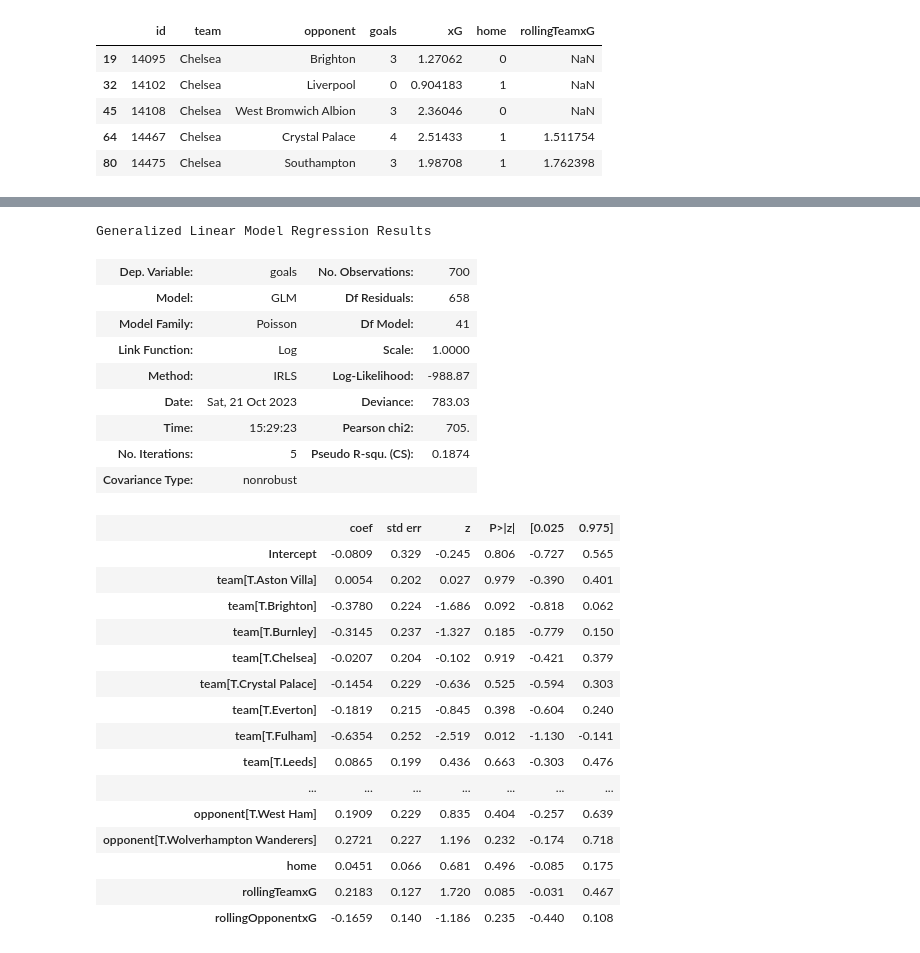
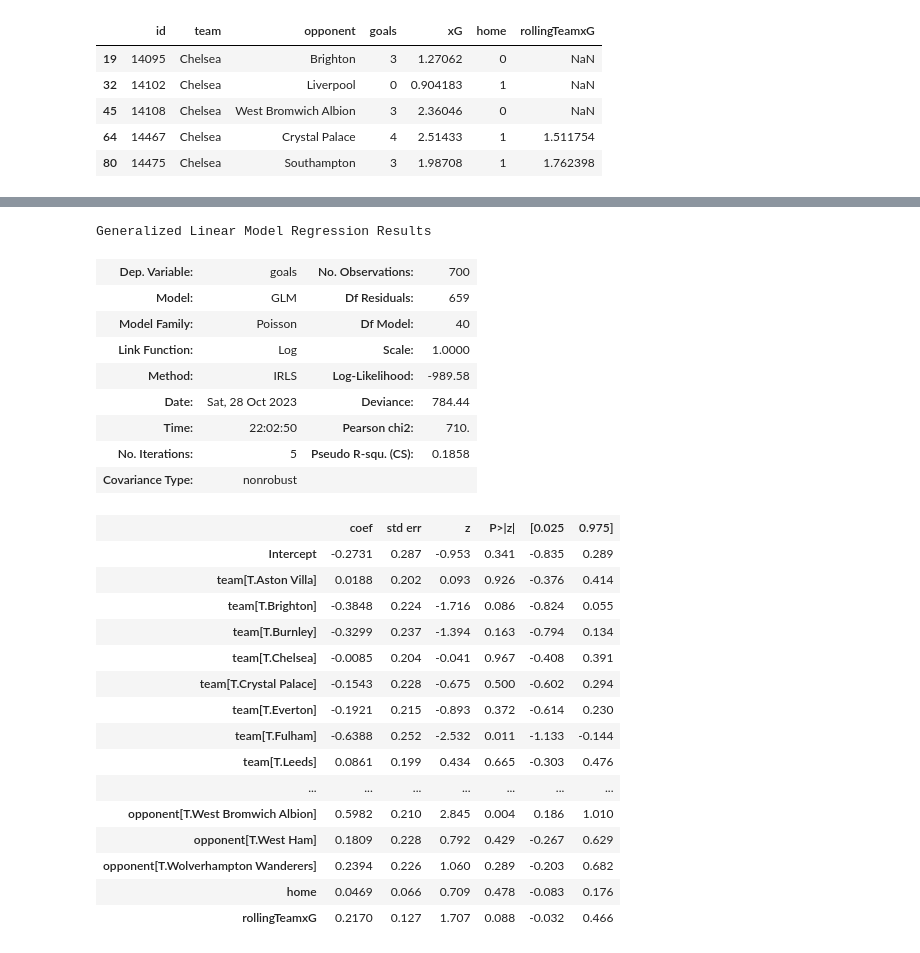
Before and after one commit to VictorAnnell/football-project, a Jupyter notebook: ClubPerformance.ipynb, the cells around one changed output, grey strips where cells are left out. Saved outputs shown, nothing was run; the diff lists cells and outputs as text; code cells hidden in the pictures.

```diff
--- a/ClubPerformance.ipynb
+++ b/ClubPerformance.ipynb
@@ -27,10 +16,15 @@ df_epl_2020
 # %%
-df_epl_2020['homeTeam'] = df_epl_2020['h'].apply(lambda x: x['title'])
-df_epl_2020['awayTeam'] = df_epl_2020['a'].apply(lambda x: x['title'])
-df_epl_2020['homeGoals'] = df_epl_2020['goals'].apply(lambda x: int(x['h']))
-df_epl_2020['awayGoals'] = df_epl_2020['goals'].apply(lambda x: int(x['a']))
-df_epl_2020['homexG'] = df_epl_2020['xG'].apply(lambda x: x['h'])
-df_epl_2020['awayxG'] = df_epl_2020['xG'].apply(lambda x: x['a'])
+def extract_data(df):
+    df['homeTeam'] = df['h'].apply(lambda x: x['title'])
+    df['awayTeam'] = df['a'].apply(lambda x: x['title'])
+    df['homeGoals'] = df['goals'].apply(lambda x: int(x['h']))
+    df['awayGoals'] = df['goals'].apply(lambda x: int(x['a']))
+    df['homexG'] = df['xG'].apply(lambda x: x['h'])
+    df['awayxG'] = df['xG'].apply(lambda x: x['a'])
+
+    return df.sort_values('datetime')
+
+df_epl_2020 = extract_data(df_epl_2020)
 df_epl_2020
 # %% [output]
 |  | id | isResult | h | a | goals | xG | datetime | forecast | homeTeam | awayTeam | ... |
@@ -111,5 +106,5 @@ goal_model_data[goal_model_data['team'] == 'Chelsea'].head()
 | 64 | 14467 | Chelsea | Crystal Palace | 4 | 2.51433 | 1 | 1.511754 |
 | 80 | 14475 | Chelsea | Southampton | 3 | 1.98708 | 1 | 1.762398 |
 # %%
-goal_model_data['rollingOpponentxG'] = goal_model_data.groupby('opponent')['xG'].transform(lambda x: x.shift().rolling(window=10, min_periods=3).mean())
-goal_model_data[goal_model_data['opponent'] == 'Chelsea'].head()
+# goal_model_data['rollingOpponentxG'] = goal_model_data.groupby('opponent')['xG'].transform(lambda x: x.shift().rolling(window=10, min_periods=3).mean())
+# goal_model_data[goal_model_data['opponent'] == 'Chelsea'].head()
@@ -154,31 +115,31 @@ Generalized Linear Model Regression Results
 # %%
-poisson_model = smf.glm(formula="goals ~ home + team + opponent + rollingTeamxG + rollingOpponentxG", data=goal_model_data,
+poisson_model = smf.glm(formula="goals ~ home + team + opponent + rollingTeamxG", data=goal_model_data,
                         family=sm.families.Poisson()).fit()
 poisson_model.summary()
 # %% [output]
 Generalized Linear Model Regression Results
 | Dep. Variable: | goals | No. Observations: | 700 |
-| Model: | GLM | Df Residuals: | 658 |
-| Model Family: | Poisson | Df Model: | 41 |
+| Model: | GLM | Df Residuals: | 659 |
+| Model Family: | Poisson | Df Model: | 40 |
 | Link Function: | Log | Scale: | 1.0000 |
-| Method: | IRLS | Log-Likelihood: | -988.87 |
-| Date: | Sat, 21 Oct 2023 | Deviance: | 783.03 |
-| Time: | 15:29:23 | Pearson chi2: | 705. |
-| No. Iterations: | 5 | Pseudo R-squ. (CS): | 0.1874 |
+| Method: | IRLS | Log-Likelihood: | -989.58 |
+| Date: | Sat, 28 Oct 2023 | Deviance: | 784.44 |
+| Time: | 22:02:50 | Pearson chi2: | 710. |
+| No. Iterations: | 5 | Pseudo R-squ. (CS): | 0.1858 |
 | Covariance Type: | nonrobust |  |  |
 |  | coef | std err | z | P>|z| | [0.025 | 0.975] |
-| Intercept | -0.0809 | 0.329 | -0.245 | 0.806 | -0.727 | 0.565 |
-| team[T.Aston Villa] | 0.0054 | 0.202 | 0.027 | 0.979 | -0.390 | 0.401 |
-| team[T.Brighton] | -0.3780 | 0.224 | -1.686 | 0.092 | -0.818 | 0.062 |
-| team[T.Burnley] | -0.3145 | 0.237 | -1.327 | 0.185 | -0.779 | 0.150 |
-| team[T.Chelsea] | -0.0207 | 0.204 | -0.102 | 0.919 | -0.421 | 0.379 |
-| team[T.Crystal Palace] | -0.1454 | 0.229 | -0.636 | 0.525 | -0.594 | 0.303 |
-| team[T.Everton] | -0.1819 | 0.215 | -0.845 | 0.398 | -0.604 | 0.240 |
-| team[T.Fulham] | -0.6354 | 0.252 | -2.519 | 0.012 | -1.130 | -0.141 |
-| team[T.Leeds] | 0.0865 | 0.199 | 0.436 | 0.663 | -0.303 | 0.476 |
+| Intercept | -0.2731 | 0.287 | -0.953 | 0.341 | -0.835 | 0.289 |
+| team[T.Aston Villa] | 0.0188 | 0.202 | 0.093 | 0.926 | -0.376 | 0.414 |
+| team[T.Brighton] | -0.3848 | 0.224 | -1.716 | 0.086 | -0.824 | 0.055 |
+| team[T.Burnley] | -0.3299 | 0.237 | -1.394 | 0.163 | -0.794 | 0.134 |
+| team[T.Chelsea] | -0.0085 | 0.204 | -0.041 | 0.967 | -0.408 | 0.391 |
+| team[T.Crystal Palace] | -0.1543 | 0.228 | -0.675 | 0.500 | -0.602 | 0.294 |
+| team[T.Everton] | -0.1921 | 0.215 | -0.893 | 0.372 | -0.614 | 0.230 |
+| team[T.Fulham] | -0.6388 | 0.252 | -2.532 | 0.011 | -1.133 | -0.144 |
+| team[T.Leeds] | 0.0861 | 0.199 | 0.434 | 0.665 | -0.303 | 0.476 |
 | ... | ... | ... | ... | ... | ... | ... |
-| opponent[T.West Ham] | 0.1909 | 0.229 | 0.835 | 0.404 | -0.257 | 0.639 |
-| opponent[T.Wolverhampton Wanderers] | 0.2721 | 0.227 | 1.196 | 0.232 | -0.174 | 0.718 |
-| home | 0.0451 | 0.066 | 0.681 | 0.496 | -0.085 | 0.175 |
-| rollingTeamxG | 0.2183 | 0.127 | 1.720 | 0.085 | -0.031 | 0.467 |
-| rollingOpponentxG | -0.1659 | 0.140 | -1.186 | 0.235 | -0.440 | 0.108 |
+| opponent[T.West Bromwich Albion] | 0.5982 | 0.210 | 2.845 | 0.004 | 0.186 | 1.010 |
+| opponent[T.West Ham] | 0.1809 | 0.228 | 0.792 | 0.429 | -0.267 | 0.629 |
+| opponent[T.Wolverhampton Wanderers] | 0.2394 | 0.226 | 1.060 | 0.289 | -0.203 | 0.682 |
+| home | 0.0469 | 0.066 | 0.709 | 0.478 | -0.083 | 0.176 |
+| rollingTeamxG | 0.2170 | 0.127 | 1.707 | 0.088 | -0.032 | 0.466 |
```
Also changed, not shown: parts of 10 cells of this notebook.
